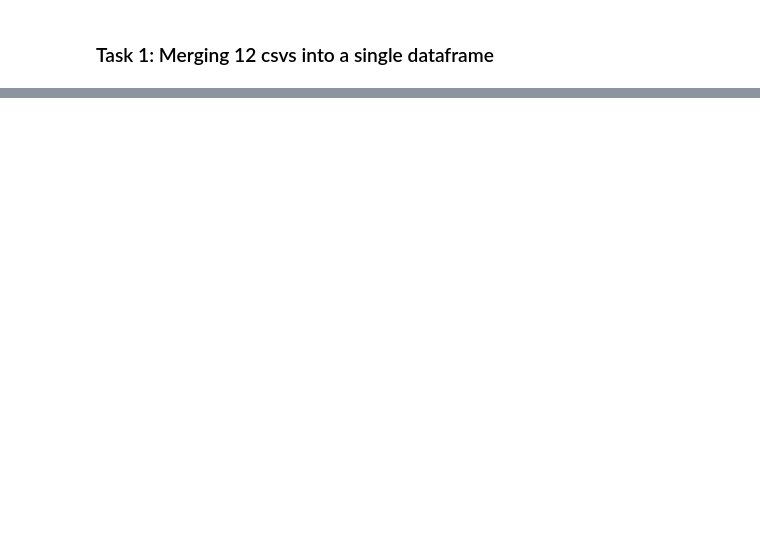
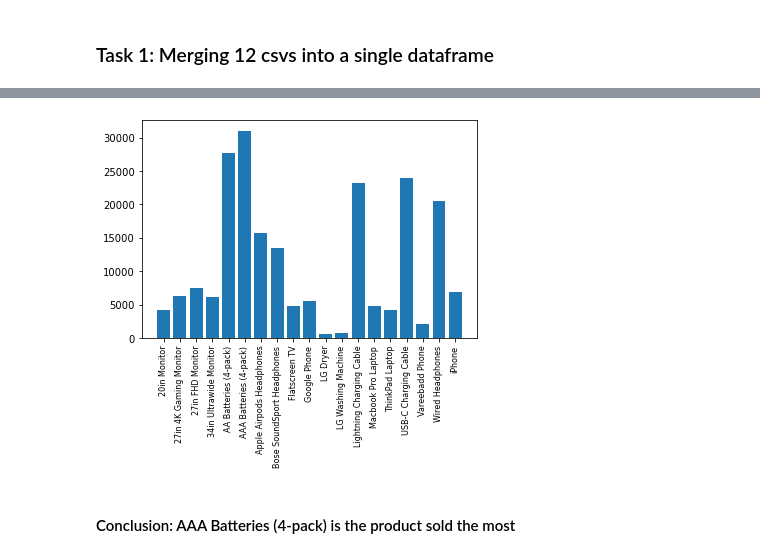
Before and after one commit to dabok12/Sales-Analysis, a Jupyter notebook: sales.ipynb, the cells around one changed output, grey strips where cells are left out. Saved outputs shown, nothing was run; the diff lists cells and outputs as text; code cells hidden in the pictures; blank space fills up the shorter version.

```diff
--- a/sales.ipynb
+++ b/sales.ipynb
@@ -40,0 +293,12 @@ sales_df
+# %%
+product_group = all_data.groupby('Product')
+quantity_ordered = product_group.sum()['Quantity Ordered']
+
+keys = [pair for pair, df in product_group]
+plt.bar(keys, quantity_ordered)
+plt.xticks(keys, rotation='vertical', size=8)
+plt.show()
+# %% [output]
+[figure, added]
+# %% [markdown]
+#### Conclusion: AAA Batteries (4-pack) is the product sold the most
```
Also changed, not shown: parts of 39 cells of this notebook, 2 other files.
